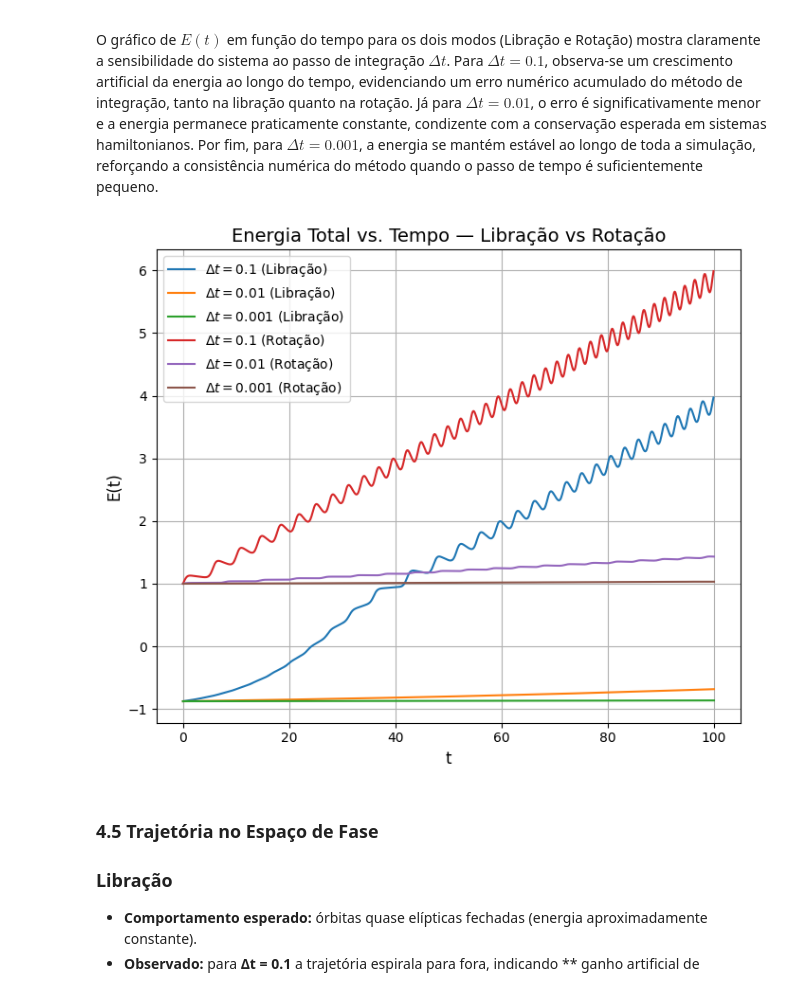
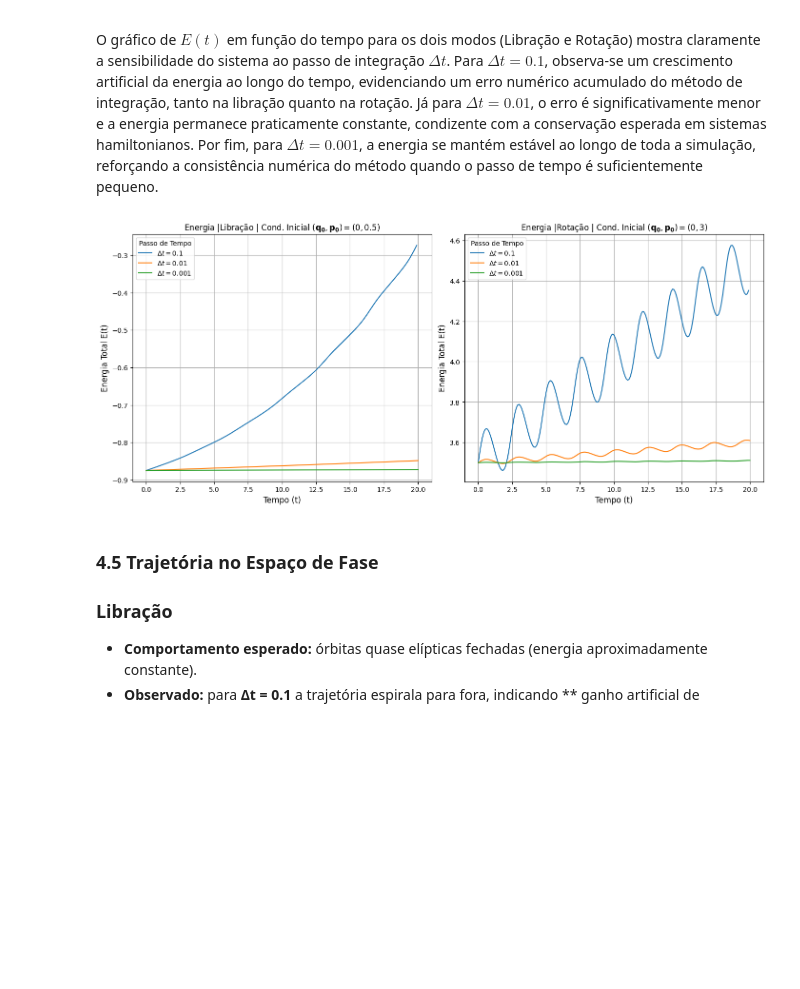
Before and after one commit to Academic-Codex/PGF5005-Mecanica-Classica, a Jupyter notebook: Estudo Dirigido 01/4.Pendulo-Simples.ipynb, the cells around one changed output. Saved outputs shown, nothing was run; the diff lists cells and outputs as text; code cells hidden in the pictures; blank space fills up the shorter version.

```diff
--- a/Estudo Dirigido 01/4.Pendulo-Simples.ipynb
+++ b/Estudo Dirigido 01/4.Pendulo-Simples.ipynb
@@ -73,7 +73,7 @@ def euler_symplectic(q, p, dt):
 import numpy as np
 import matplotlib.pyplot as plt
 
-def integrate_pendulum(initial_state, dt, num_steps, method='conventional'):
+def integrate_pendulum(initial_state, dt, num_steps, method):
     q, p = initial_state
 
     q_list, p_list, E_list, t_list = [], [], [], []
@@ -137,7 +137,7 @@ def plot_qp_separado(integrate_pendulum, time_steps, initial_states):
 
             for dt in time_steps:
                 nsteps = steps_for(dt)
-                q, p, E, t = integrate_pendulum((q0, p0), dt, nsteps)
+                q, p, E, t = integrate_pendulum((q0, p0), dt, nsteps, method='conventional')
 
                 # q(t)
                 axs[0].plot(t, q, label=fr'$\Delta t={dt:g}$')
@@ -145,12 +145,12 @@ def plot_qp_separado(integrate_pendulum, time_steps, initial_states):
                 axs[1].plot(t, p, label=fr'$\Delta t={dt:g}$')
 
             # formatação
-            fig.suptitle(r'| ' + f'{mode}' + r' – Pêndulo Simples | Condição Inicial ' +
+            fig.suptitle(f'{mode}' + r' – Pêndulo Simples | Condição Inicial ' +
              r'$(\mathbf{q_0}, \mathbf{p_0}) = (' + f'{q0:.3g}' + r', ' + f'{p0:.3g}' + r')$',
              fontsize=14, y=1.02)
 
-            axs[0].set_xlabel('t'); axs[0].set_ylabel('q(t)'); axs[0].grid(True); axs[0].legend()
-            axs[1].set_xlabel('t'); axs[1].set_ylabel('p(t)'); axs[1].grid(True); axs[1].legend()
+            axs[0].set_xlabel('t'); axs[0].set_ylabel('q(t)'); axs[0].grid(True); axs[0].legend();
+            axs[1].set_xlabel('t'); axs[1].set_ylabel('p(t)'); axs[1].grid(True); axs[1].legend();
 
             plt.tight_layout()
             plt.show()
@@ -171,7 +171,7 @@ time_steps = [0.1, 0.01, 0.001]
 # Pode ser um par (q0,p0) por modo...
 initial_states = {
     'Libração': (0.0, 0.5),
-    'Rotação' : (0.0, 2.0),
+    'Rotação' : (0.0, 3.0),
 }
 
 plot_qp_separado(integrate_pendulum, time_steps, initial_states)
@@ -183,49 +183,77 @@ plot_qp_separado(integrate_pendulum, time_steps, initial_states)
 
 O gráfico de $E(t)$ em função do tempo para os dois modos (Libração e Rotação) mostra claramente a sensibilidade do sistema ao passo de integração $\Delta t$. Para $\Delta t = 0.1$, observa-se um crescimento artificial da energia ao longo do tempo, evidenciando um erro numérico acumulado do método de integração, tanto na libração quanto na rotação. Já para $\Delta t = 0.01$, o erro é significativamente menor e a energia permanece praticamente constante, condizente com a conservação esperada em sistemas hamiltonianos. Por fim, para $\Delta t = 0.001$, a energia se mantém estável ao longo de toda a simulação, reforçando a consistência numérica do método quando o passo de tempo é suficientemente pequeno.
 # %%
-# ================================
-# Função 2: Energia (Exercício 4.4)
-# ================================
-def plot_energy(integrate_pendulum, num_steps, time_steps, initial_states):
-    fig_E, axs_E = plt.subplots(1, 1, figsize=(7, 6))
+import numpy as np
+import matplotlib.pyplot as plt
+
+# =======================================================
+# Função 2: Energia Separada (Exercício 4.4)
+# =======================================================
+def plot_separate_energy_4_4(integrate_pendulum, time_steps, initial_states):
+
+    # 1. Cria DOIS subplots (1 linha, 2 colunas)
+    fig_E, axs_E = plt.subplots(1, 2, figsize=(14, 6), layout='constrained')
+
+    method_name = 'Euler Convencional' # Assumindo Ex. 4.4
+
+    # Título Geral
+
+
+
+    # Mapeamento do modo (string) para o índice do subplot (0 ou 1)
+    ax_map = {'Libração': 0, 'Rotação': 1}
 
     for mode, initial_state in initial_states.items():
+
+        ax_idx = ax_map[mode]
+        ax = axs_E[ax_idx]
+
+        # Calcula a energia inicial para o título
+        q0, p0 = initial_state
+        E_init = 0.5 * p0**2 - np.cos(q0)
+
         for dt in time_steps:
+            # Garante que steps_for(dt) está definido e chamado corretamente
             num_steps = steps_for(dt)
-            q, p, E, t = integrate_pendulum(initial_state, dt, num_steps)
-            axs_E.plot(t, E, label=f'$\\Delta t={dt}$ ({mode})')
 
-    # Formatação
-    axs_E.set_xlabel('t', fontsize=12)
-    axs_E.set_ylabel('E(t)', fontsize=12)
-    axs_E.set_title('Energia Total vs. Tempo — Libração vs Rotação', fontsize=14)
-    axs_E.grid(True)
-    axs_E.legend()
+            # 2. Integra o sistema (assumindo 'conventional' para o Ex. 4.4)
+            # Nota: O método de integração deve ser passado como argumento para a função integrate_pendulum
+            q, p, E, t = integrate_pendulum(initial_state, dt, num_steps, method='conventional')
 
-    plt.tight_layout()
+            # 3. Plota no eixo CORRETO (ax)
+            ax.plot(t, E, label=f'$\\Delta t={dt}$')
+
+        # Formatação do Subplot Específico
+        # Usa a formatação LaTeX de par ordenado que definimos
+        ax.set_title(r'Energia |' + mode + r' | Cond. Inicial $(\mathbf{q_0}, \mathbf{p_0}) = (' + f'{q0:.3g}' + r', ' + f'{p0:.3g}' + r')$', fontsize=12)
+        ax.set_xlabel('Tempo (t)', fontsize=12)
+        ax.set_ylabel('Energia Total E(t)', fontsize=12)
+        ax.grid(True)
+        ax.legend(title='Passo de Tempo')
+
     plt.show()
 
-
 # ================================
-# Execução das análises
+# Execução das análises (Mantida)
 # ================================
-num_steps_base = 1000
+num_steps_base = 200
 dt_base        = 0.1
 T_target       = num_steps_base * dt_base
 
+# A função steps_for DEVE estar definida no seu código globalmente ou passada como argumento.
 def steps_for(dt, T=T_target):
     return int(round(T / dt))
 
 time_steps = [0.1, 0.01, 0.001]
 initial_states = {
-    'Libração': (0.0, 0.5),
-    'Rotação': (0.0, 2.0)
+    'Libração': (0.0, 0.5), # E = -0.875 < 1
+    'Rotação': (0.0, 3.0)  # E = 2.0 > 1
 }
 
-
-plot_energy(integrate_pendulum, num_steps_base, time_steps, initial_states)
+# Chamada da nova função
+plot_separate_energy_4_4(integrate_pendulum, time_steps, initial_states)
 # %% [output]
-[figure, old version]
+[figure, new version]
 # %% [markdown]
 ### 4.5 Trajetória no Espaço de Fase
 
```
Also changed, not shown: parts of 6 cells of this notebook, 2 other files.
